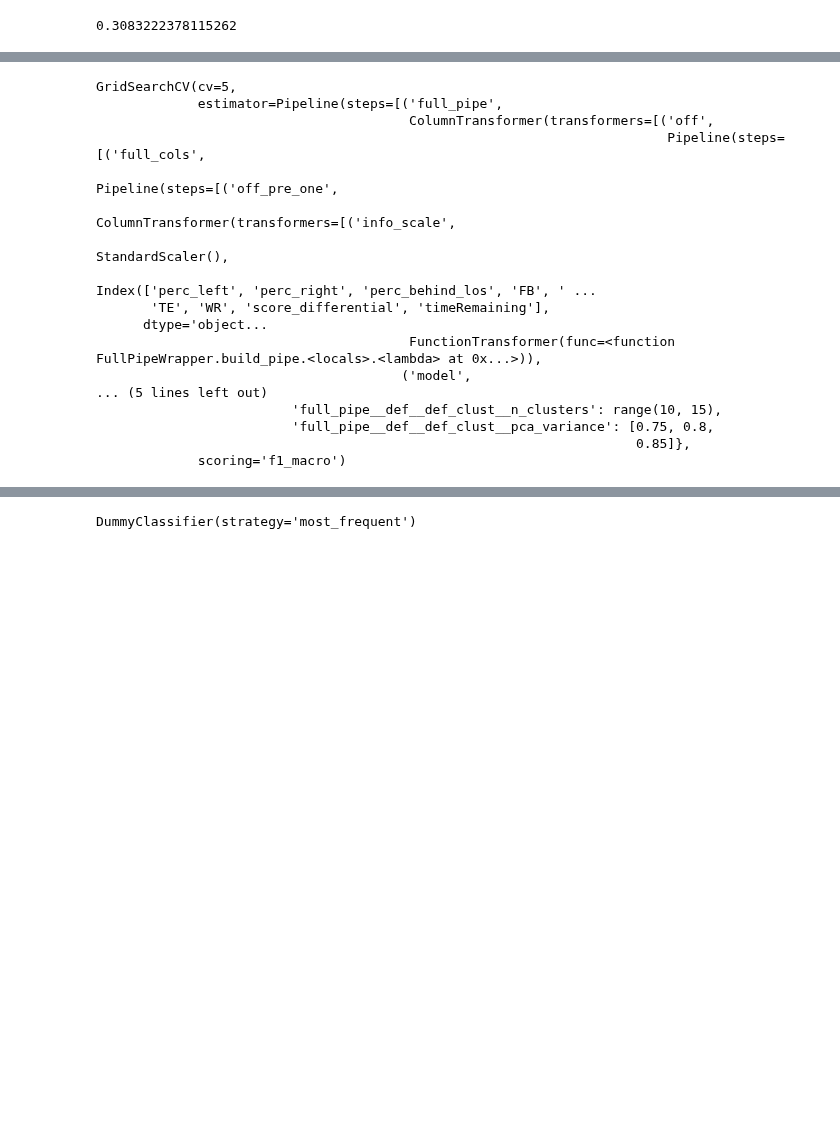
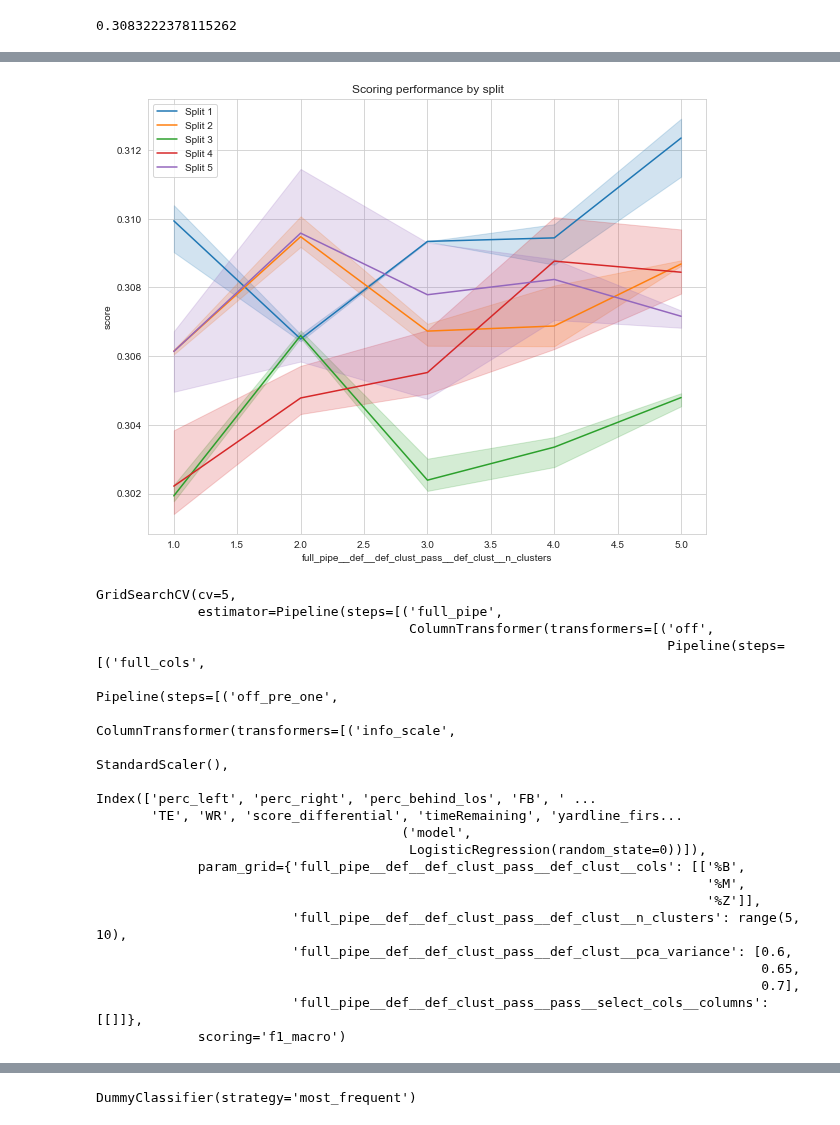
Before and after one commit to andrewbakert/NFL_Pass_Pred, a Jupyter notebook: full_model.ipynb, the cells around one changed output, grey strips where cells are left out. Saved outputs shown, nothing was run; the diff lists cells and outputs as text; code cells hidden in the pictures; blank space fills up the shorter version.

```diff
--- a/full_model.ipynb
+++ b/full_model.ipynb
@@ -129,11 +124,12 @@ create_result_plot(grid_lr_full2, 'full_pipe__def__def_clust__pca_variance')
+# %%
+create_result_plot(grid_lr_full2, 'full_pipe__def__def_clust_pass__def_clust__n_clusters')
+# %% [output]
+[figure, added]
 # %%
-params_lr3 = {'full_pipe__def__def_clust__cols': [['yardline_first_dir',
-                                                   'yardline_100_dir',
-                                                   '%B',
-                                                   '%M',
-                                                   '%Z']],
-              'full_pipe__def__def_clust__n_clusters': range(10, 15),
-              'full_pipe__def__def_clust__pca_variance': [0.75, 0.8, 0.85]}
+params_lr3 = {'full_pipe__def__def_clust_pass__def_clust__cols': [['%B', '%M', '%Z']],
+              'full_pipe__def__def_clust_pass__pass__select_cols__columns': [[]],
+              'full_pipe__def__def_clust_pass__def_clust__n_clusters': range(5, 10),
+              'full_pipe__def__def_clust_pass__def_clust__pca_variance': [0.6, 0.65, 0.7]}
 grid_lr_full3 = GridSearchCV(lr_pipe, params_lr3, cv=5, scoring='f1_macro')
 grid_lr_full3.fit(full_pipe.X_train, full_pipe.y_train_x)
 # %% [output]
@@ -145,14 +141,17 @@ GridSearchCV(cv=5,
                                                                                                            ColumnTransformer(transformers=[('info_scale',
                                                                                                                                             StandardScaler(),
                                                                                                                                             Index(['perc_left', 'perc_right', 'perc_behind_los', 'FB', ' ...
-       'TE', 'WR', 'score_differential', 'timeRemaining'],
-      dtype='object...
-                                        FunctionTransformer(func=<function FullPipeWrapper.build_pipe.<locals>.<lambda> at 0x...>)),
+       'TE', 'WR', 'score_differential', 'timeRemaining', 'yardline_firs...
                                        ('model',
-... (5 lines left out)
-                         'full_pipe__def__def_clust__n_clusters': range(10, 15),
-                         'full_pipe__def__def_clust__pca_variance': [0.75, 0.8,
-                                                                     0.85]},
+                                        LogisticRegression(random_state=0))]),
+             param_grid={'full_pipe__def__def_clust_pass__def_clust__cols': [['%B',
+                                                                              '%M',
+                                                                              '%Z']],
+                         'full_pipe__def__def_clust_pass__def_clust__n_clusters': range(5, 10),
+                         'full_pipe__def__def_clust_pass__def_clust__pca_variance': [0.6,
+                                                                                     0.65,
+                                                                                     0.7],
+                         'full_pipe__def__def_clust_pass__pass__select_cols__columns': [[]]},
              scoring='f1_macro')
 # %%
 grid_lr_full3.best_score_
```
Also changed, not shown: parts of 117 cells of this notebook, 3 other files.
